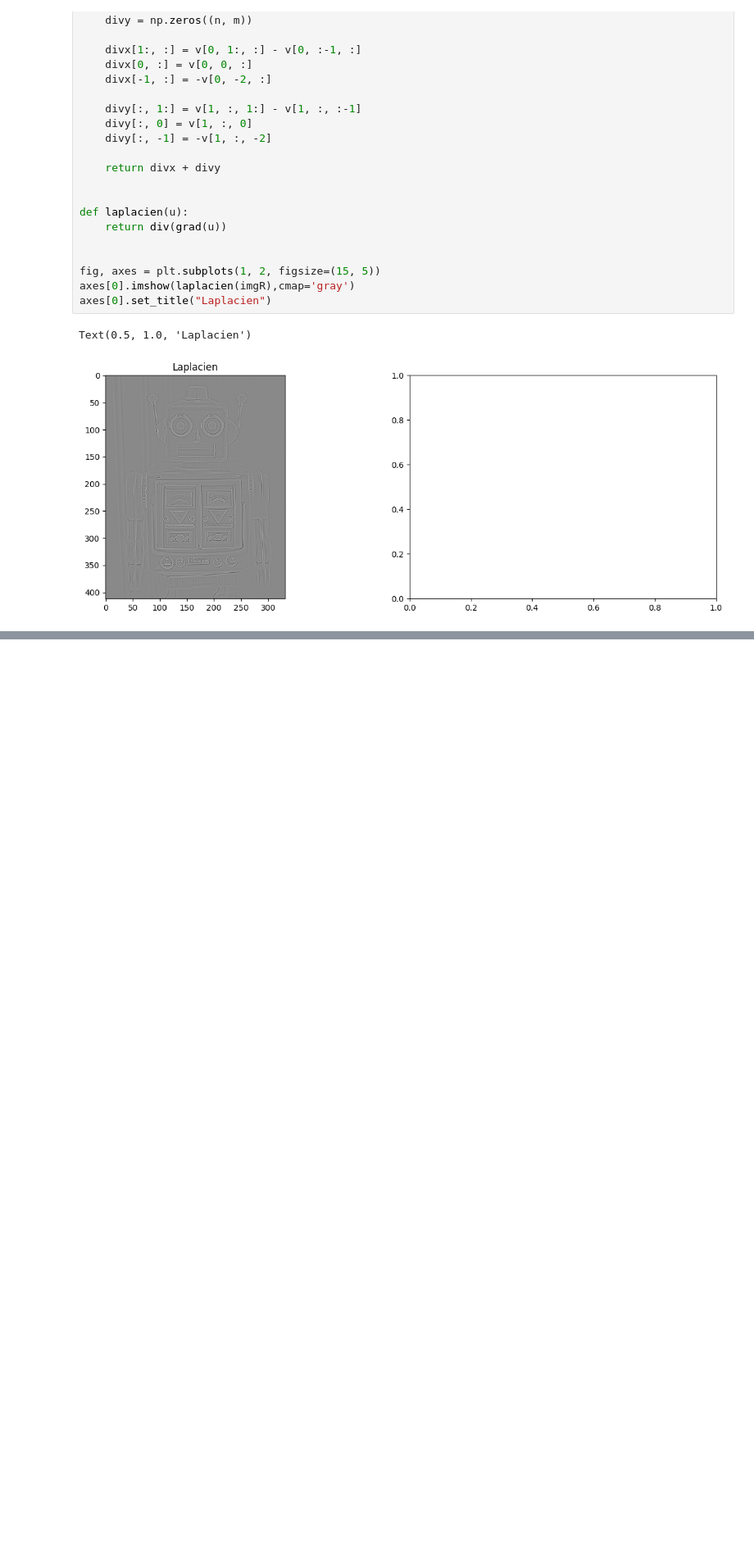
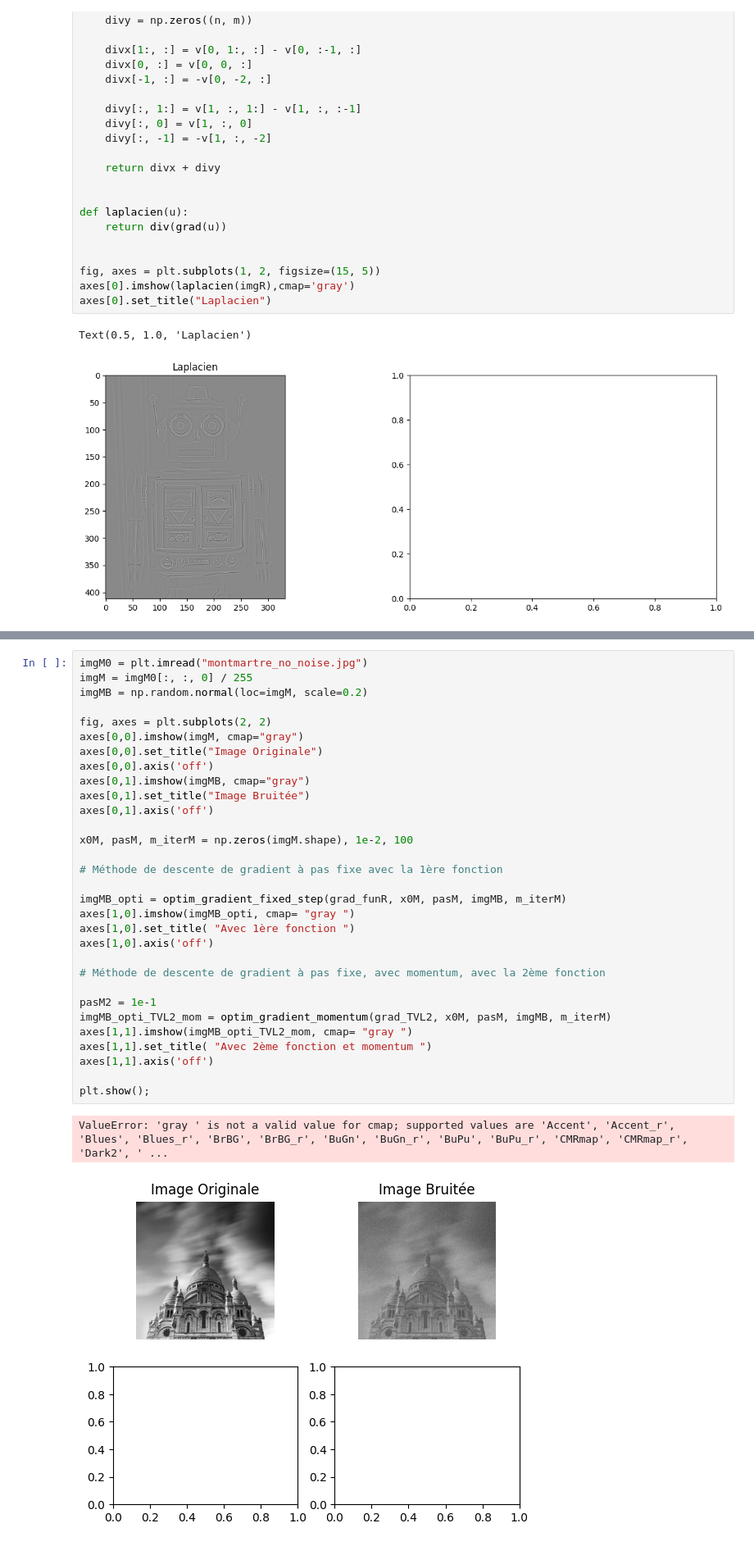
Before and after one commit to LouisedeFer/Projet-opti, a Jupyter notebook: projet.ipynb, the cells around one changed output, grey strips where cells are left out. Shown at 82% size. Saved outputs shown, nothing was run; the diff lists cells and outputs as text; blank space fills up the shorter version.

```diff
--- a/projet.ipynb
+++ b/projet.ipynb
@@ -200,0 +322,34 @@ Par conséquent $g(u)$ est bien un sous-vecteur
+# %%
+imgM0 = plt.imread("montmartre_no_noise.jpg")
+imgM = imgM0[:, :, 0] / 255
+imgMB = np.random.normal(loc=imgM, scale=0.2)
+
+fig, axes = plt.subplots(2, 2)
+axes[0,0].imshow(imgM, cmap="gray")
+axes[0,0].set_title("Image Originale")
+axes[0,0].axis('off')
+axes[0,1].imshow(imgMB, cmap="gray")
+axes[0,1].set_title("Image Bruitée")
+axes[0,1].axis('off')
+
+x0M, pasM, m_iterM = np.zeros(imgM.shape), 1e-2, 100
+
+# Méthode de descente de gradient à pas fixe avec la 1ère fonction
+
+imgMB_opti = optim_gradient_fixed_step(grad_funR, x0M, pasM, imgMB, m_iterM)
+axes[1,0].imshow(imgMB_opti, cmap= "gray ")
+axes[1,0].set_title( "Avec 1ère fonction ")
+axes[1,0].axis('off')
+
+# Méthode de descente de gradient à pas fixe, avec momentum, avec la 2ème fonction
+
+pasM2 = 1e-1
+imgMB_opti_TVL2_mom = optim_gradient_momentum(grad_TVL2, x0M, pasM, imgMB, m_iterM)
+axes[1,1].imshow(imgMB_opti_TVL2_mom, cmap= "gray ")
+axes[1,1].set_title( "Avec 2ème fonction et momentum ")
+axes[1,1].axis('off')
+
+plt.show();
+# %% [output]
+ValueError: 'gray ' is not a valid value for cmap; supported values are 'Accent', 'Accent_r', 'Blues', 'Blues_r', 'BrBG', 'BrBG_r', 'BuGn', 'BuGn_r', 'BuPu', 'BuPu_r', 'CMRmap', 'CMRmap_r', 'Dark2', ' ...
+[figure, added]
```
Also changed, not shown: parts of 12 cells of this notebook.
